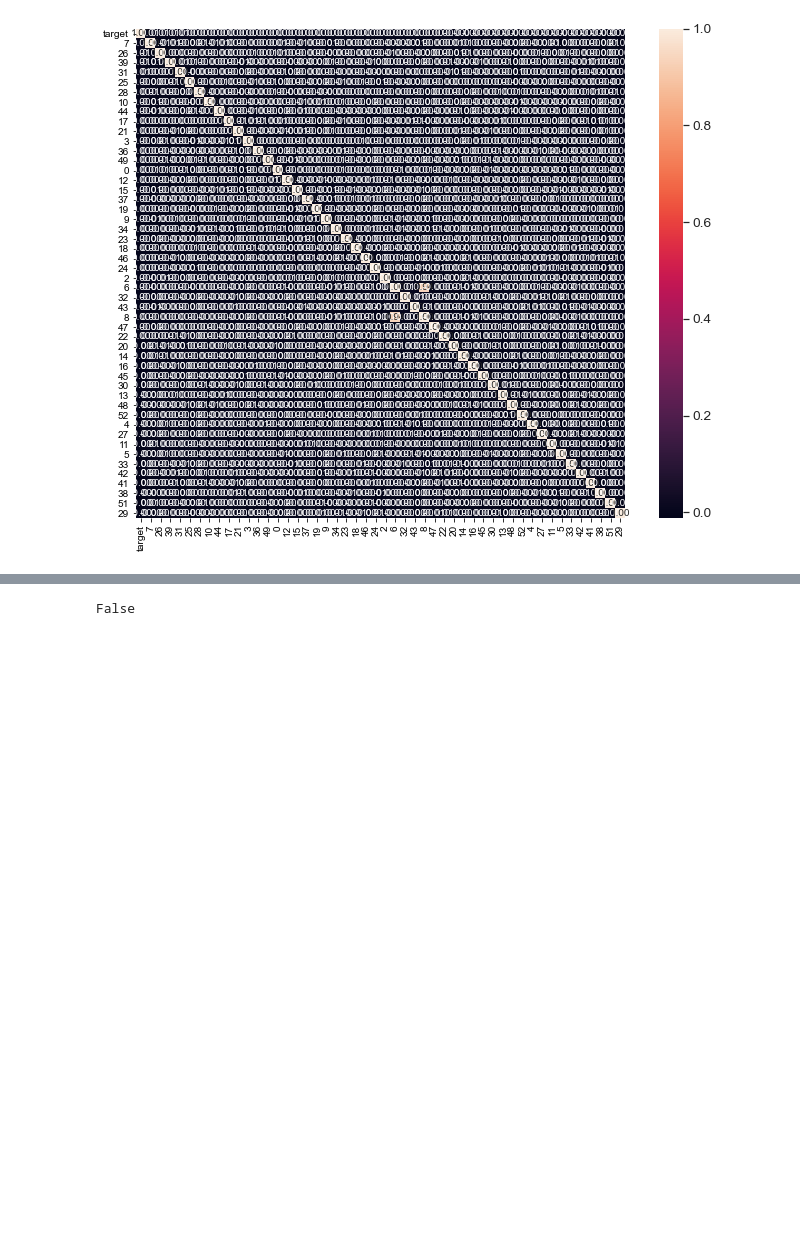
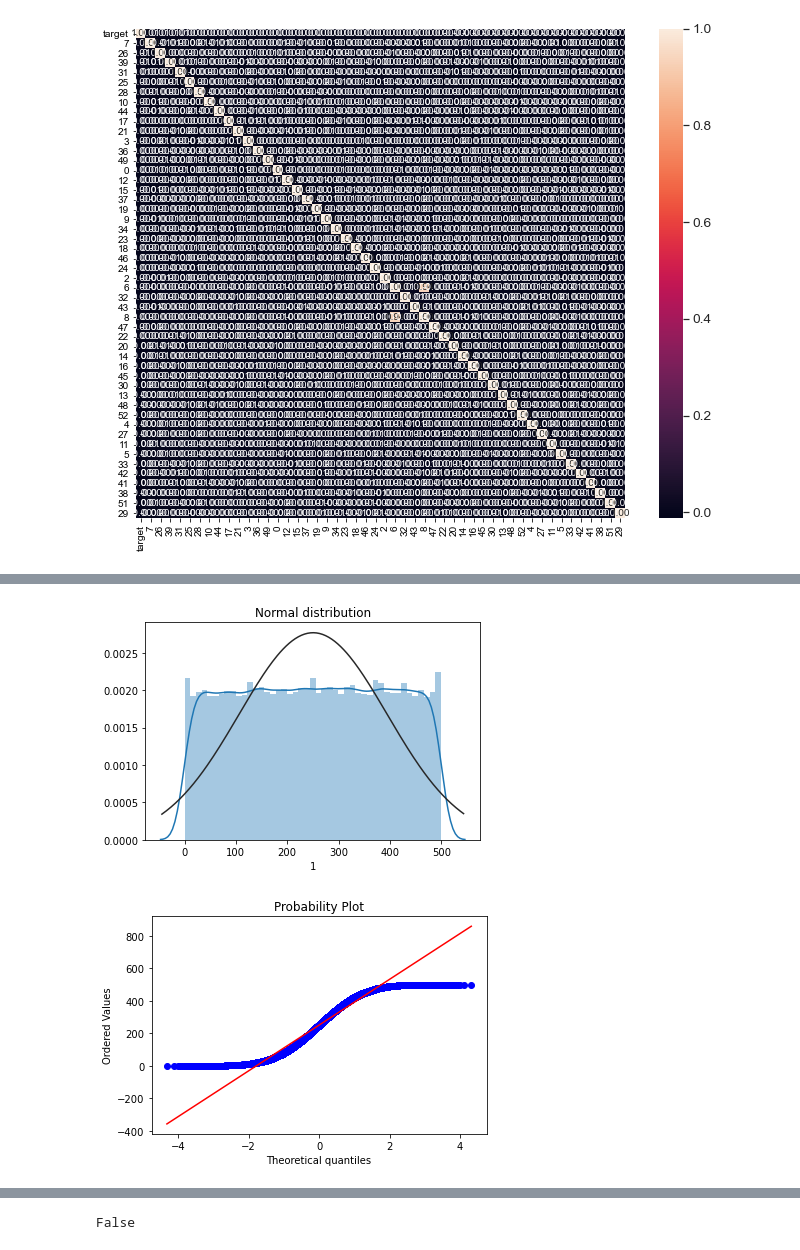
Before and after one commit to SadFill/Quantum-Linear-model, a Jupyter notebook: Linear_model_Quantum.ipynb, the cells around one changed output, grey strips where cells are left out. Saved outputs shown, nothing was run; the diff lists cells and outputs as text; code cells hidden in the pictures; blank space fills up the shorter version.

```diff
--- a/Linear_model_Quantum.ipynb
+++ b/Linear_model_Quantum.ipynb
@@ -145,0 +155,8 @@ Kurtosis: -1.201556
+# %%
+plt.figure(3); plt.title('Normal distribution')
+sns.distplot(df['1'], kde=True, fit=st.norm)
+fig = plt.figure()
+res = st.probplot(df['1'], plot=plt)
+# %% [output]
+[figure, added]
+[figure, added]
```
Also changed, not shown: parts of 21 cells of this notebook.
